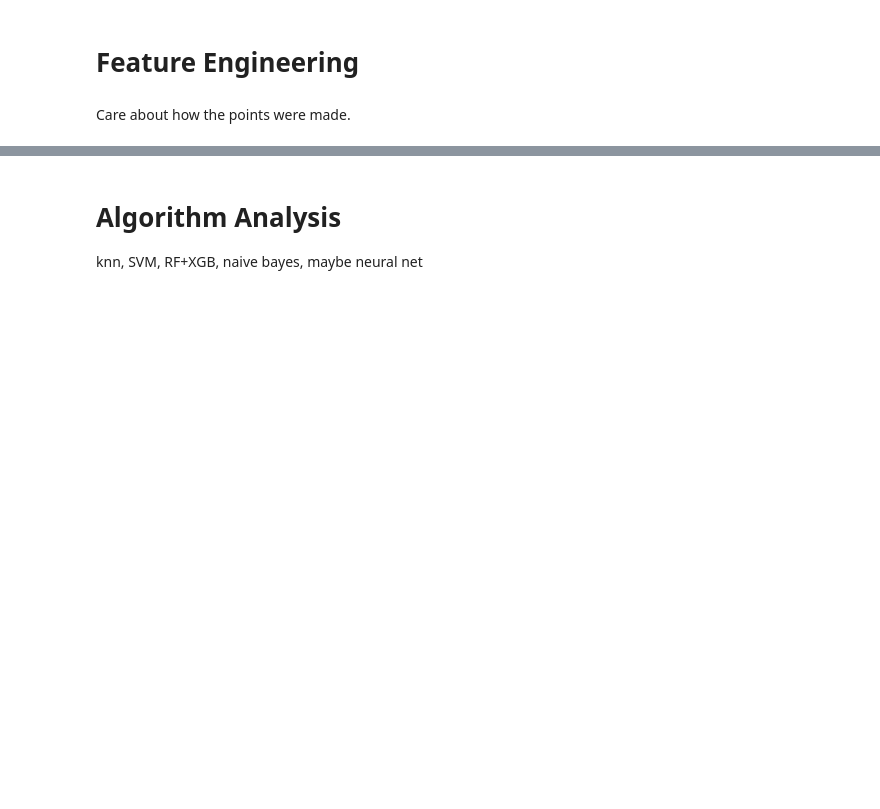
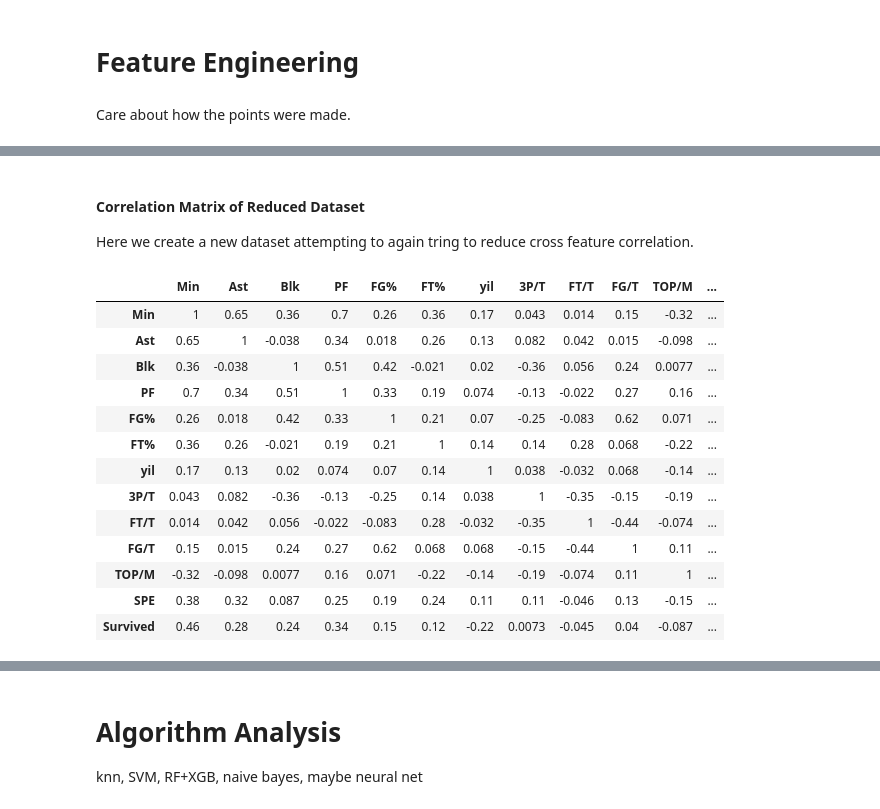
Before and after one commit to mmatvienko/dm-project, a Jupyter notebook: project.ipynb, the cells around one changed output, grey strips where cells are left out. Saved outputs shown, nothing was run; the diff lists cells and outputs as text; code cells hidden in the pictures; blank space fills up the shorter version.

```diff
--- a/project.ipynb
+++ b/project.ipynb
@@ -143,0 +184,24 @@ df.head()
+# %% [markdown]
+#### Correlation Matrix of Reduced Dataset
+
+Here we create a new dataset attempting to again tring to reduce cross feature correlation.
+# %%
+df_red = df.drop(columns=['Games', 'Pts', 'FGM', 'FTM', 'TO', 'Stl', 'OReb', 'Dreb', 'Reb', '3PTM', '3PT%'])
+
+corr = df_red.corr()
+corr.style.background_gradient(cmap='coolwarm').set_precision(2)
+# %% [output]
+|  | Min | Ast | Blk | PF | FG% | FT% | yil | 3P/T | FT/T | FG/T | TOP/M | ... |
+| Min | 1 | 0.65 | 0.36 | 0.7 | 0.26 | 0.36 | 0.17 | 0.043 | 0.014 | 0.15 | -0.32 | ... |
+| Ast | 0.65 | 1 | -0.038 | 0.34 | 0.018 | 0.26 | 0.13 | 0.082 | 0.042 | 0.015 | -0.098 | ... |
+| Blk | 0.36 | -0.038 | 1 | 0.51 | 0.42 | -0.021 | 0.02 | -0.36 | 0.056 | 0.24 | 0.0077 | ... |
+| PF | 0.7 | 0.34 | 0.51 | 1 | 0.33 | 0.19 | 0.074 | -0.13 | -0.022 | 0.27 | 0.16 | ... |
+| FG% | 0.26 | 0.018 | 0.42 | 0.33 | 1 | 0.21 | 0.07 | -0.25 | -0.083 | 0.62 | 0.071 | ... |
+| FT% | 0.36 | 0.26 | -0.021 | 0.19 | 0.21 | 1 | 0.14 | 0.14 | 0.28 | 0.068 | -0.22 | ... |
+| yil | 0.17 | 0.13 | 0.02 | 0.074 | 0.07 | 0.14 | 1 | 0.038 | -0.032 | 0.068 | -0.14 | ... |
+| 3P/T | 0.043 | 0.082 | -0.36 | -0.13 | -0.25 | 0.14 | 0.038 | 1 | -0.35 | -0.15 | -0.19 | ... |
+| FT/T | 0.014 | 0.042 | 0.056 | -0.022 | -0.083 | 0.28 | -0.032 | -0.35 | 1 | -0.44 | -0.074 | ... |
+| FG/T | 0.15 | 0.015 | 0.24 | 0.27 | 0.62 | 0.068 | 0.068 | -0.15 | -0.44 | 1 | 0.11 | ... |
+| TOP/M | -0.32 | -0.098 | 0.0077 | 0.16 | 0.071 | -0.22 | -0.14 | -0.19 | -0.074 | 0.11 | 1 | ... |
+| SPE | 0.38 | 0.32 | 0.087 | 0.25 | 0.19 | 0.24 | 0.11 | 0.11 | -0.046 | 0.13 | -0.15 | ... |
+| Survived | 0.46 | 0.28 | 0.24 | 0.34 | 0.15 | 0.12 | -0.22 | 0.0073 | -0.045 | 0.04 | -0.087 | ... |
```
Also changed, not shown: parts of 35 cells of this notebook.
